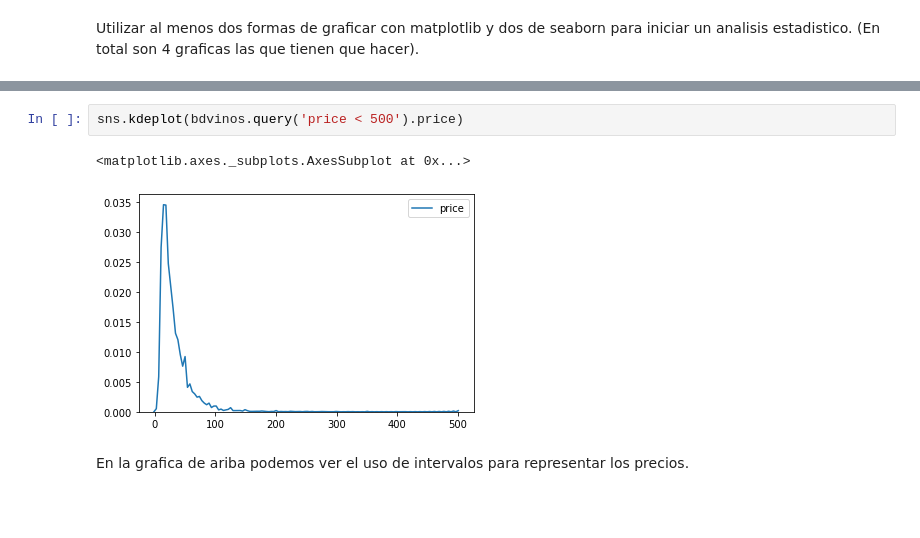
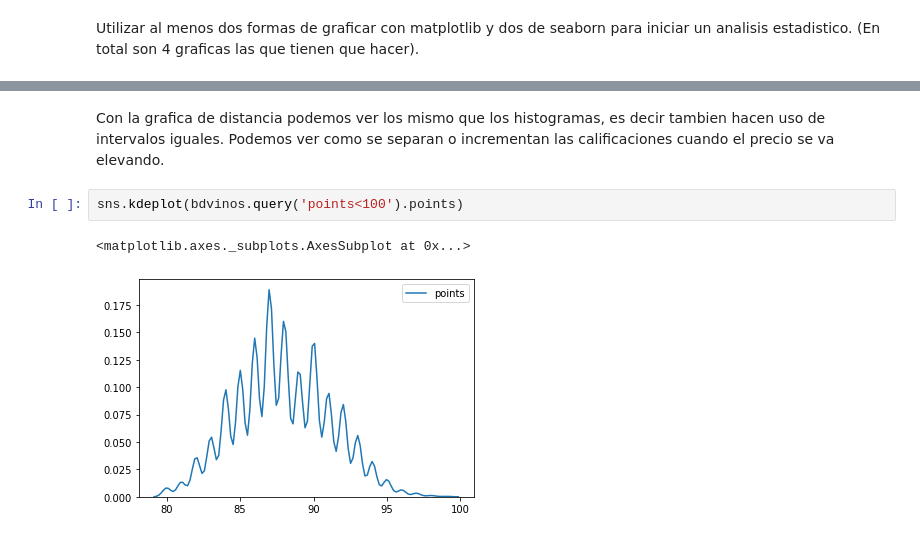
Before and after one commit to carlmuva/MINERIA-DE-DATOS, a Jupyter notebook: Practica2/Practica2.ipynb, the cells around one changed output, grey strips where cells are left out. Drawn from its saved outputs; the diff is of its cells as text; blank space fills up the shorter version.

```diff
--- a/Practica2/Practica2.ipynb
+++ b/Practica2/Practica2.ipynb
@@ -154,7 +124,7 @@ Con seaborn podemos hacer graficas mas presentables, en la grafica de ariba pode
+# %% [markdown]
+Con la grafica de distancia podemos ver los mismo que los histogramas, es decir tambien hacen uso de intervalos iguales. Podemos ver como se separan o incrementan las calificaciones cuando el precio se va elevando.
 # %%
-sns.kdeplot(bdvinos.query('price < 500').price)
+sns.kdeplot(bdvinos.query('points<100').points)
 # %% [output]
 <matplotlib.axes._subplots.AxesSubplot at 0x...>
-[figure, old version]
+[figure, new version]
-# %% [markdown]
-En la grafica de ariba podemos ver el uso de intervalos para representar los precios.
```
Also changed, not shown: parts of 23 cells of this notebook.
